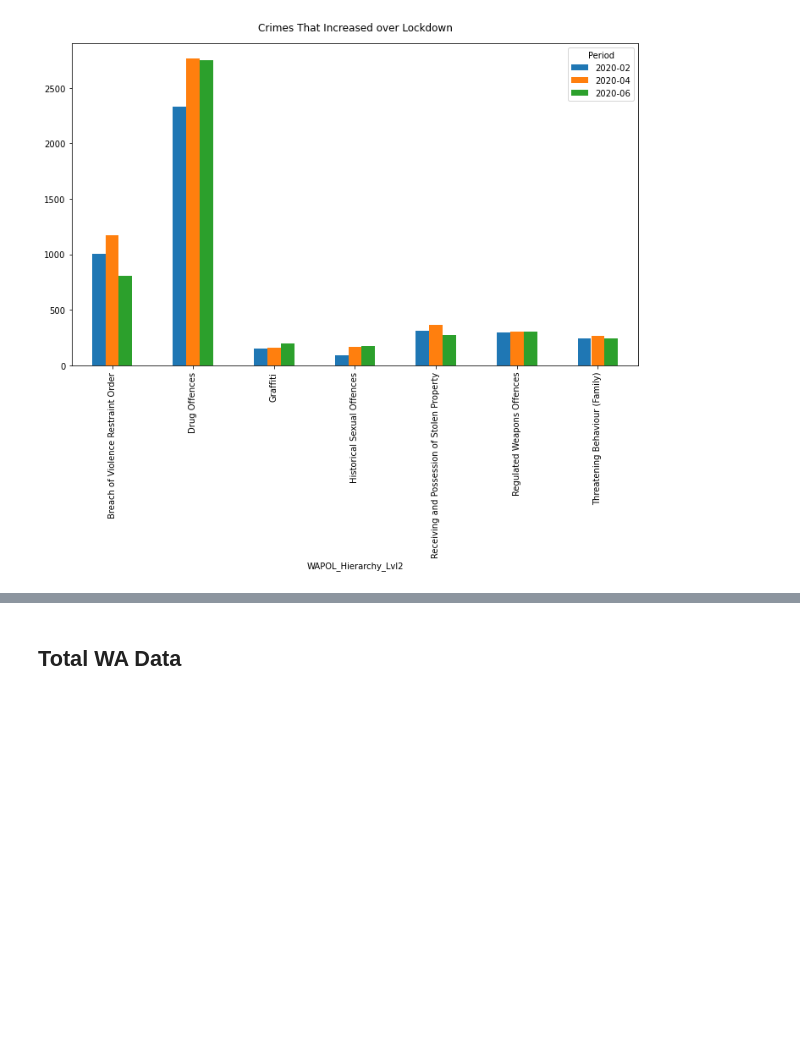
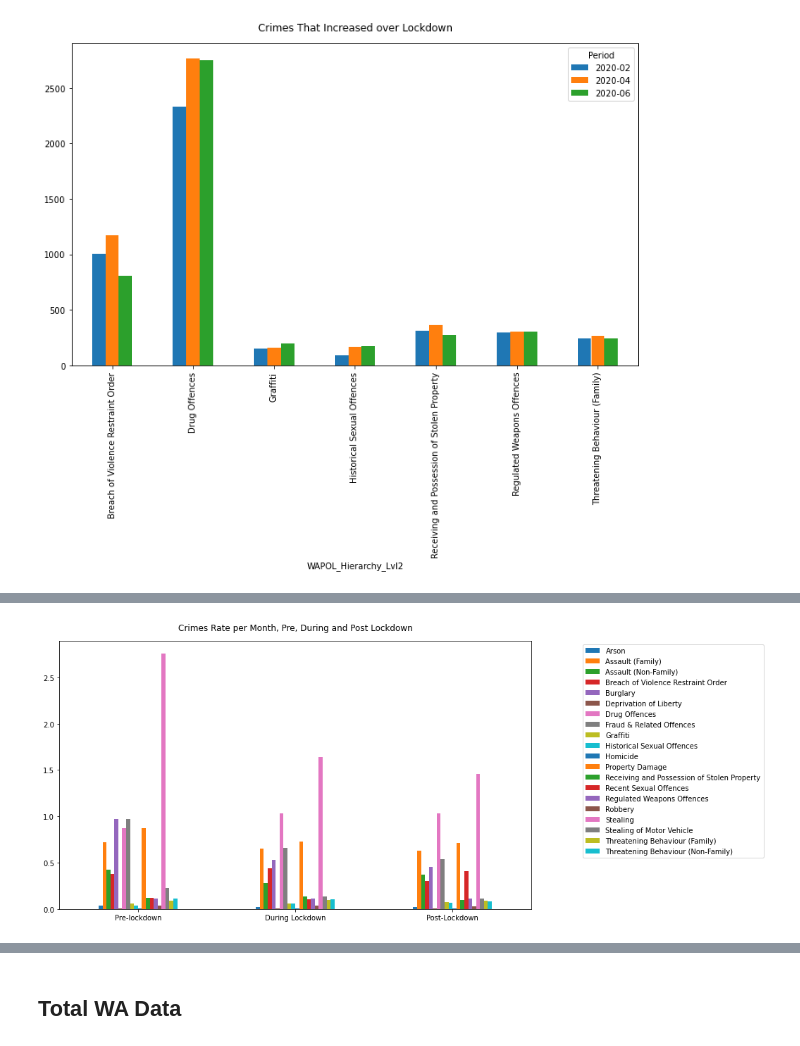
Before and after one commit to FernB/WACrimeRatesCovid19, a Jupyter notebook: WACrimeStatistics.ipynb, the cells around one changed output, grey strips where cells are left out. Drawn from its saved outputs; the diff is of its cells as text; code cells hidden in the pictures; blank space fills up the shorter version.

```diff
--- a/WACrimeStatistics.ipynb
+++ b/WACrimeStatistics.ipynb
@@ -651,3 +724,5 @@ plt.savefig("increasingcrimeswa.png",bbox_inches='tight')
 plt.show()
 # %% [output]
 [figure]
+# %%
+Population = 2667.1
@@ -653,0 +750,5 @@ plt.show()
+# %%
+rate_df = pd.DataFrame()
+for column in Transposed2:
+    rate_df[column] = (Transposed2[column]/Population)
+rate_df
@@ -653,0 +774,11 @@ plt.show()
+# %%
+plotrate = rate_df.T.copy()
+plotrate.index = ["Pre-lockdown", "During Lockdown","Post-Lockdown"]
+plotrate.plot(kind='bar',figsize=(12,7))
+plt.legend(bbox_to_anchor = (1.5, 1.0))
+plt.xticks(rotation=360)
+plt.title("Crimes Rate per Month, Pre, During and Post Lockdown", pad=15)
+plt.savefig("crimerates.png",bbox_inches='tight')
+plt.show()
+# %% [output]
+[figure, added]
```
Also changed, not shown: parts of 25 cells of this notebook, 19 other files.
